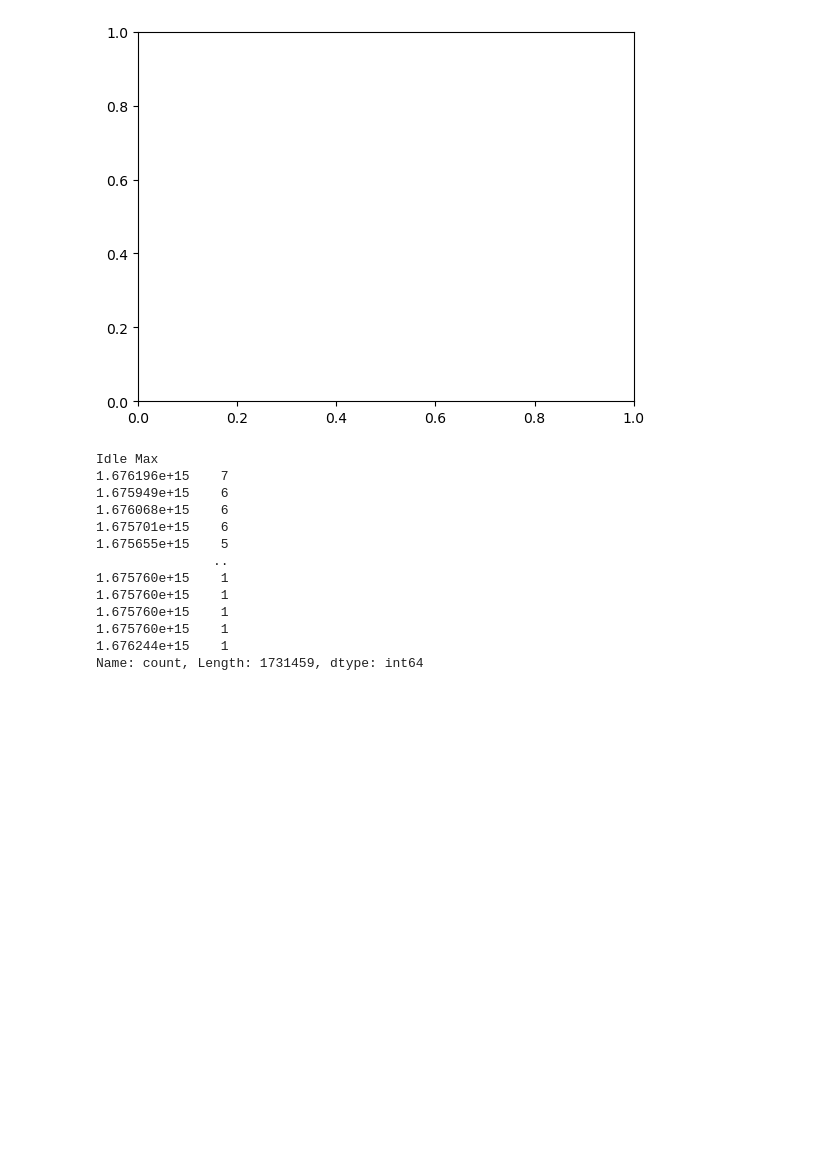
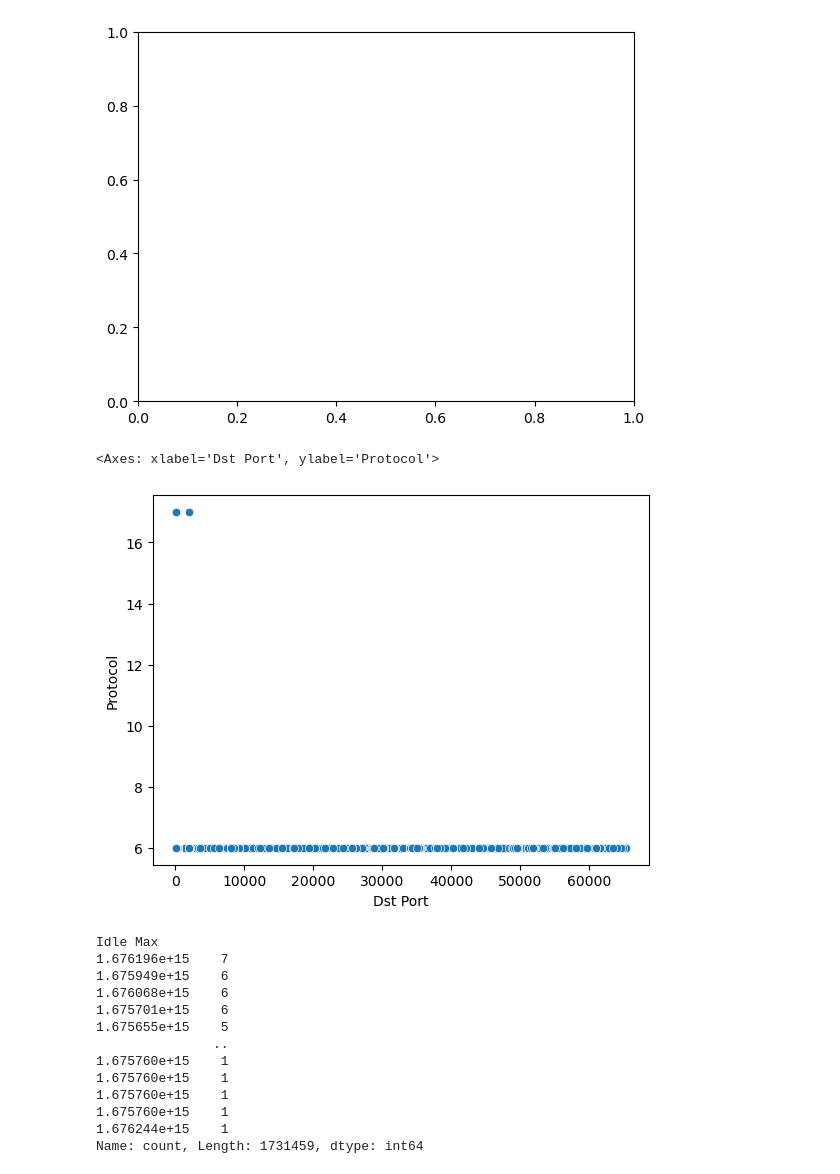
Before and after one commit to Totally-Kyle/The-CyberChase, a Jupyter notebook: Merged.ipynb, the cells around one changed output. Drawn from its saved outputs; the diff is of its cells as text; code cells hidden in the pictures; blank space fills up the shorter version.

```diff
--- a/Merged.ipynb
+++ b/Merged.ipynb
@@ -304,6 +304,11 @@ sns.lineplot(merged_df, x='Flow Duration', y='Flow IAT Mean')
 # %% [output]
 KeyboardInterrupt:
 [figure]
+# %%
+sns.scatterplot(merged_df, x='Dst Port', y='Protocol')
+# %% [output]
+<Axes: xlabel='Dst Port', ylabel='Protocol'>
+[figure, added]
 # %%
 import plotly.express as px
 # First, group by country
```
Also changed, not shown: parts of 1 cell of this notebook.
